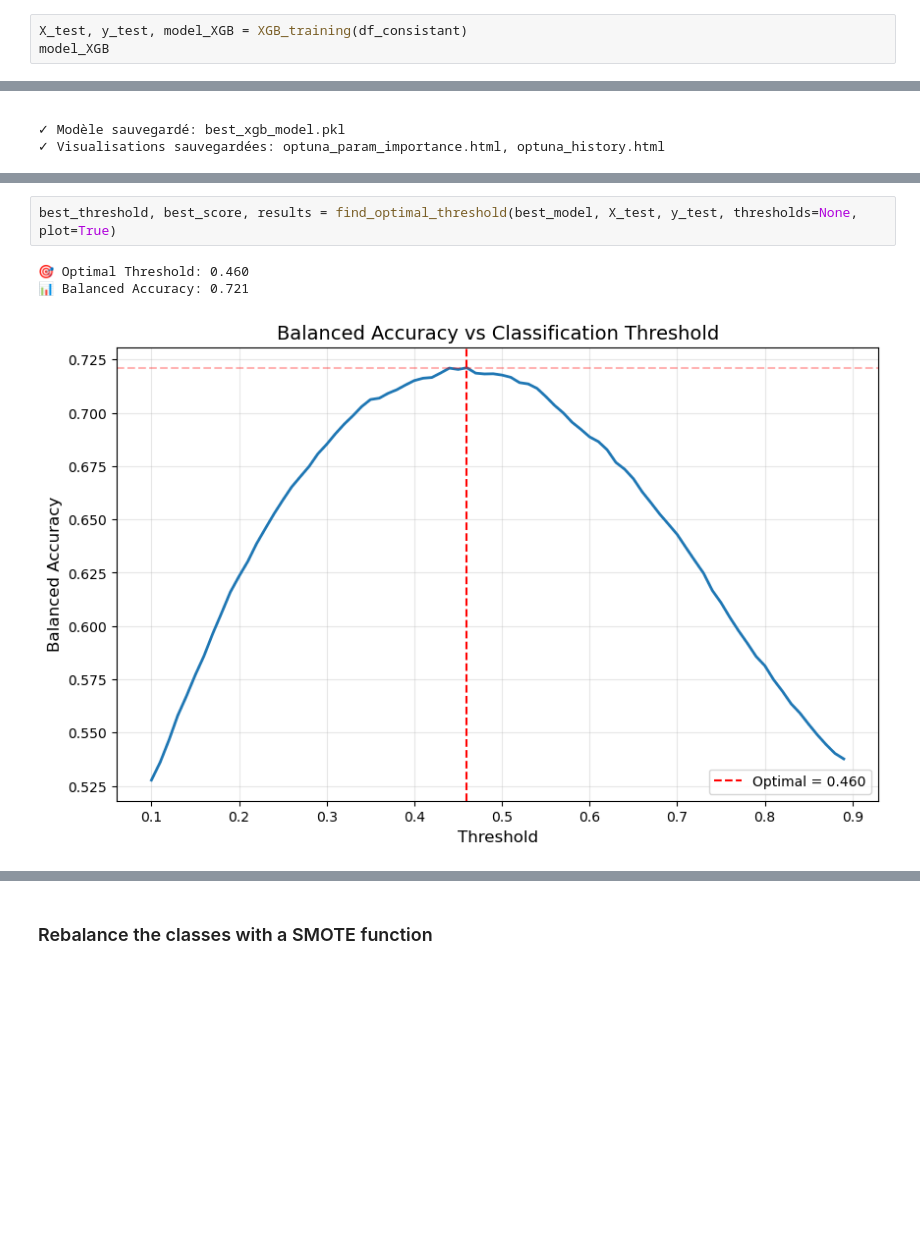
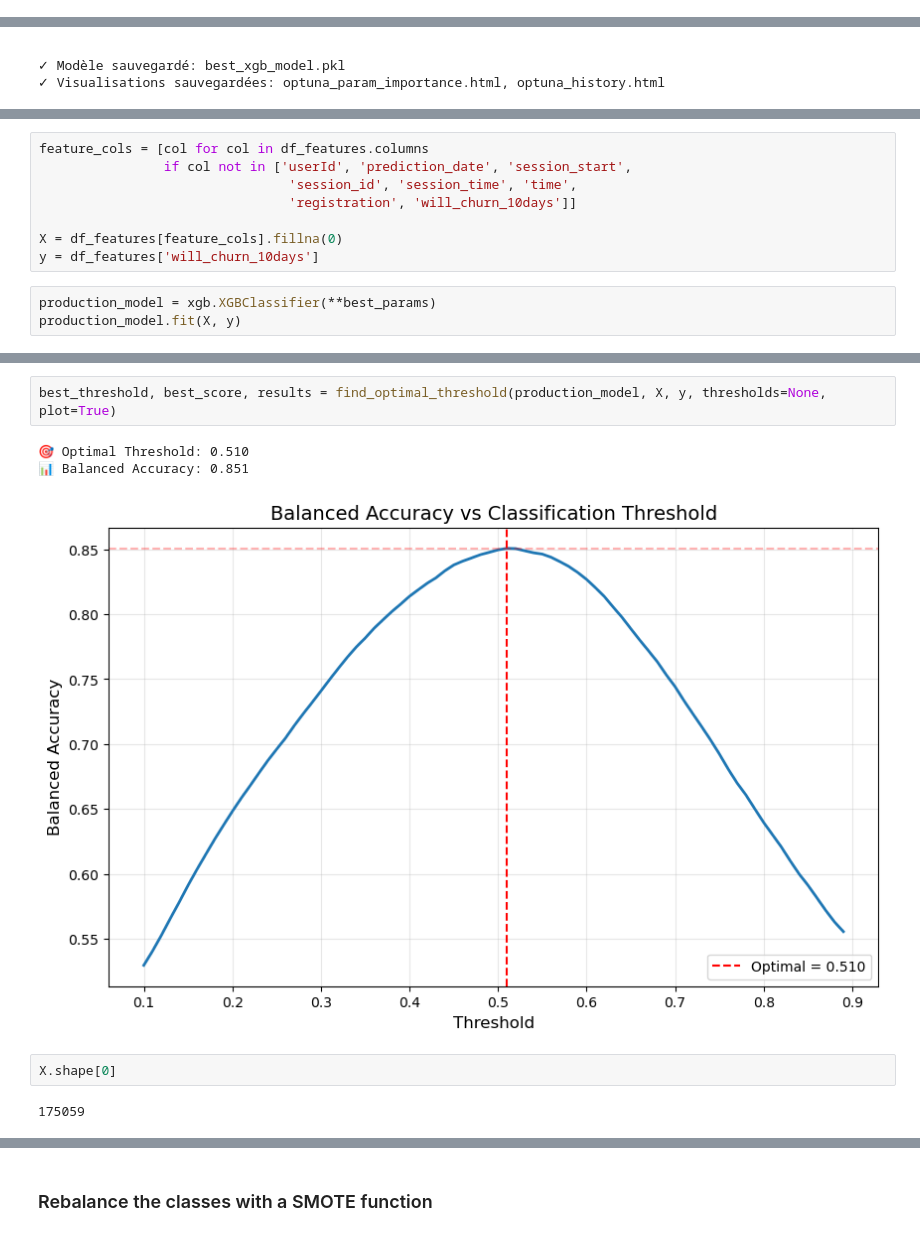
Before and after one commit to MaximilienLuc/Churn-prediction, a Jupyter notebook: Main_notebook_session.ipynb, the cells around one changed output, grey strips where cells are left out. Drawn from its saved outputs; the diff is of its cells as text; blank space fills up the shorter version.

```diff
--- a/Main_notebook_session.ipynb
+++ b/Main_notebook_session.ipynb
@@ -506,3 +432,0 @@ def XGB_training(df_features):
-# %%
-X_test, y_test, model_XGB = XGB_training(df_consistant)
-model_XGB
@@ -1799,0 +1678,11 @@ XGBClassifier(base_score=None, booster=None, callbacks=None,
+# %%
+feature_cols = [col for col in df_features.columns
+                if col not in ['userId', 'prediction_date', 'session_start',
+                                'session_id', 'session_time', 'time',
+                                'registration', 'will_churn_10days']]
+
+X = df_features[feature_cols].fillna(0)
+y = df_features['will_churn_10days']
+# %%
+production_model = xgb.XGBClassifier(**best_params)
+production_model.fit(X, y)
@@ -1800,6 +1702,10 @@ XGBClassifier(base_score=None, booster=None, callbacks=None,
 # %%
-best_threshold, best_score, results = find_optimal_threshold(best_model, X_test, y_test, thresholds=None, plot=True)
+best_threshold, best_score, results = find_optimal_threshold(production_model, X, y, thresholds=None, plot=True)
 # %% [output]
-🎯 Optimal Threshold: 0.460
-📊 Balanced Accuracy: 0.721
+🎯 Optimal Threshold: 0.510
+📊 Balanced Accuracy: 0.851
-[figure, old version]
+[figure, new version]
+# %%
+X.shape[0]
+# %% [output]
+175059
```
Also changed, not shown: parts of 15 cells of this notebook, 10 other files.
